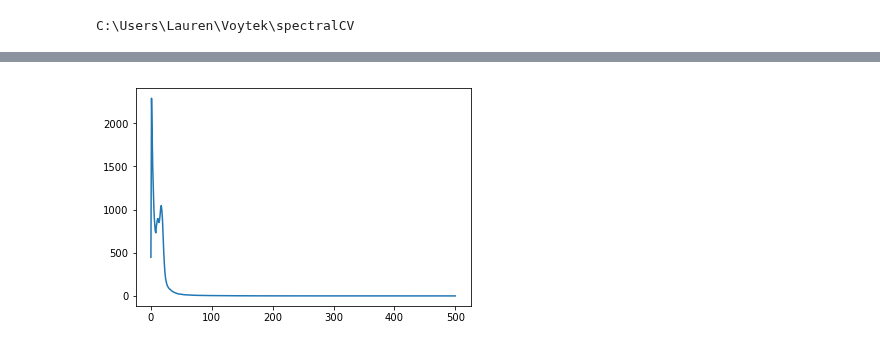
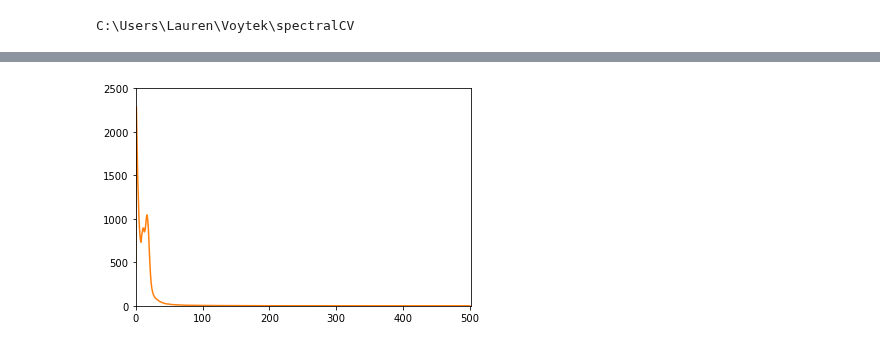
Before and after one commit to voytekresearch/SpectralCA, a Jupyter notebook: analysis_notebooks/exp_comparisons.ipynb, the cells around one changed output, grey strips where cells are left out. Drawn from its saved outputs; the diff is of its cells as text; code cells hidden in the pictures.

```diff
--- a/analysis_notebooks/exp_comparisons.ipynb
+++ b/analysis_notebooks/exp_comparisons.ipynb
@@ -30,8 +34,10 @@ f, psd_ = ndsp.spectral.psd(data, Fs=fs, nperseg=nperseg, noverlap=noverlap)
 # %%
-#x = np.linspace(-1, 500, 500)
+x = np.linspace(0, 500, 500)
 #x = np.random.rand(500)*500
-#y = np.exp(x)
-#_ = plt.plot(-x,y)
+y = np.exp(x)
+_ = plt.plot(-x,y)
 _ = plt.plot(psd_[0])
+_= plt.xlim([0,501])
+_= plt.ylim([0,2500])
 # %% [output]
-[figure, old version]
+[figure, new version]
```
Also changed, not shown: parts of 5 cells of this notebook.
